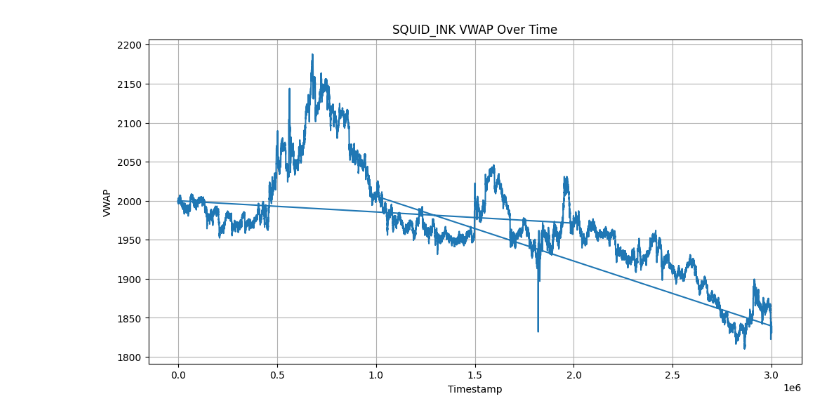
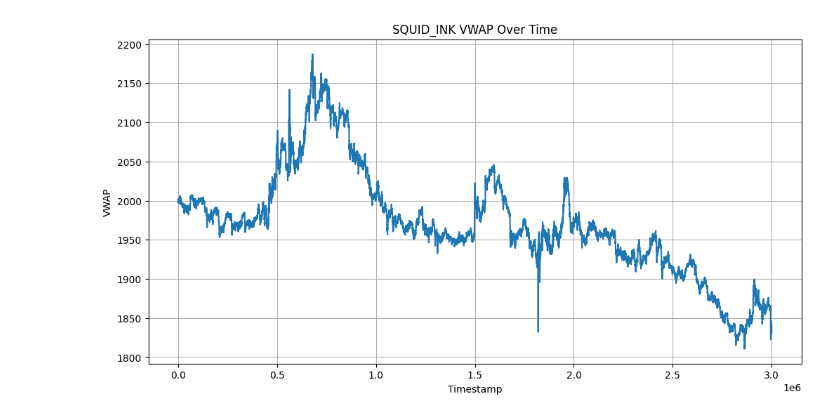
Before and after one commit to shank959/prosperity-imc25, a Jupyter notebook: rounds/round1/eda/round1_eda.ipynb, the cells around one changed output. Saved outputs shown, nothing was run; the diff lists cells and outputs as text; code cells hidden in the pictures.

```diff
--- a/rounds/round1/eda/round1_eda.ipynb
+++ b/rounds/round1/eda/round1_eda.ipynb
@@ -11,43 +11,54 @@ merged_df = pd.concat([day_price_0_df, day_price_m1_df, day_price_m2_df])
 # %%
 # isolate the squid ink data - create a copy to avoid the warning
 squid_ink_df = merged_df[merged_df["product"] == "SQUID_INK"].copy()
 
 squid_ink_df['continuous_timestamp'] = squid_ink_df['timestamp'] + 1e6 * (2 - abs(squid_ink_df['day']))
 
+# Calculate VWAP for each row
+def calculate_vwap(row):
+    bid_value = sum(
+        row[f"bid_price_{i}"] * row[f"bid_volume_{i}"]
+        for i in range(1, 4)
+        if not (pd.isna(row[f"bid_price_{i}"]) or pd.isna(row[f"bid_volume_{i}"]))
+    )
 
-# Calculate VWAP by only considering valid price-volume pairs
-bid_value = sum(
-    squid_ink_df[f"bid_price_{i}"] * squid_ink_df[f"bid_volume_{i}"]
-    for i in range(1, 4)
-    if not (pd.isna(squid_ink_df[f"bid_price_{i}"]).any() or
-            pd.isna(squid_ink_df[f"bid_volume_{i}"]).any())
-)
+    ask_value = sum(
+        row[f"ask_price_{i}"] * row[f"ask_volume_{i}"]
+        for i in range(1, 4)
+        if not (pd.isna(row[f"ask_price_{i}"]) or pd.isna(row[f"ask_volume_{i}"]))
+    )
 
-ask_value = sum(
-    squid_ink_df[f"ask_price_{i}"] * squid_ink_df[f"ask_volume_{i}"]
-    for i in range(1, 4)
-    if not (pd.isna(squid_ink_df[f"ask_price_{i}"]).any() or
-            pd.isna(squid_ink_df[f"ask_volume_{i}"]).any())
-)
+    total_volume = sum(
+        row[f"{side}_volume_{i}"]
+        for side in ["bid", "ask"]
+        for i in range(1, 4)
+        if not (pd.isna(row[f"{side}_price_{i}"]) or pd.isna(row[f"{side}_volume_{i}"]))
+    )
 
-total_volume = sum(
-    squid_ink_df[f"{side}_volume_{i}"]
-    for side in ["bid", "ask"]
-    for i in range(1, 4)
-    if not (pd.isna(squid_ink_df[f"{side}_price_{i}"]).any() or
-            pd.isna(squid_ink_df[f"{side}_volume_{i}"]).any())
-)
+    return (bid_value + ask_value) / total_volume if total_volume > 0 else None
 
-# Calculate VWAP
-squid_ink_df.loc[:, "vwap"] = (bid_value + ask_value) / total_volume
+# Calculate mid price
+def calculate_mid_price(row):
+    return (row['ask_price_1'] + row['bid_price_1']) / 2
+
+# Apply VWAP calculation to each row
+squid_ink_df['vwap'] = squid_ink_df.apply(calculate_vwap, axis=1)
+
+# Apply mid price calculation to each row
+squid_ink_df['mid_price'] = squid_ink_df.apply(calculate_mid_price, axis=1)
+
+# Sort by continuous timestamp
+squid_ink_df = squid_ink_df.sort_values('continuous_timestamp')
+
 
 # Plot
 plt.figure(figsize=(12, 6))
 plt.plot(squid_ink_df["continuous_timestamp"], squid_ink_df["vwap"])
+# plt.plot(squid_ink_df["continuous_timestamp"], squid_ink_df["mid_price"])
 plt.title("SQUID_INK VWAP Over Time")
 plt.xlabel("Timestamp")
 plt.ylabel("VWAP")
 plt.grid(True)
 plt.show()
 # %% [output]
-[figure, old version]
+[figure, new version]
```
Also changed, not shown: parts of 4 cells of this notebook, 1 other file.
